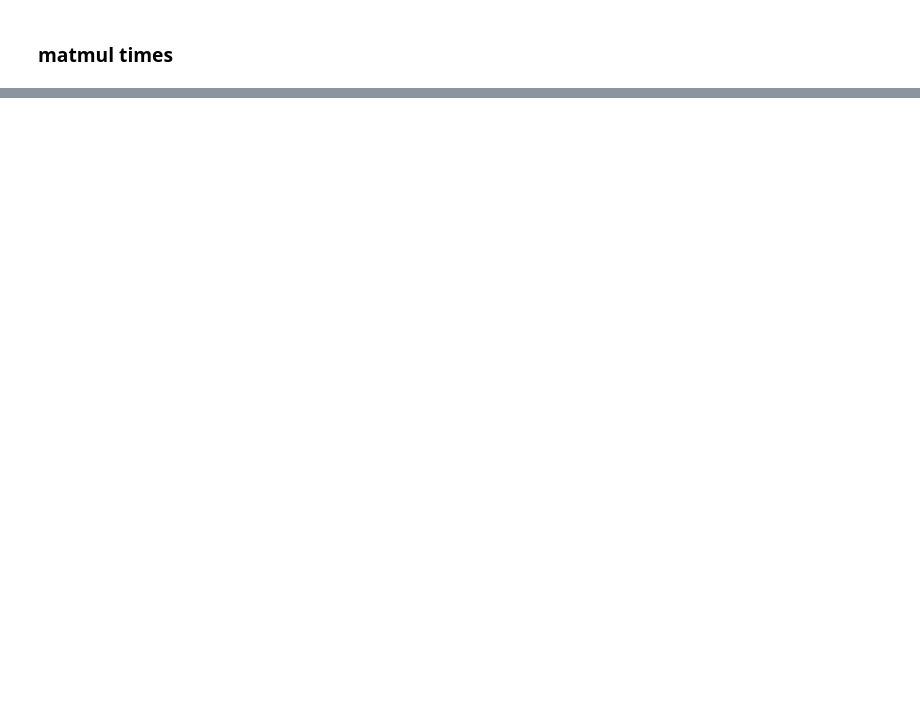
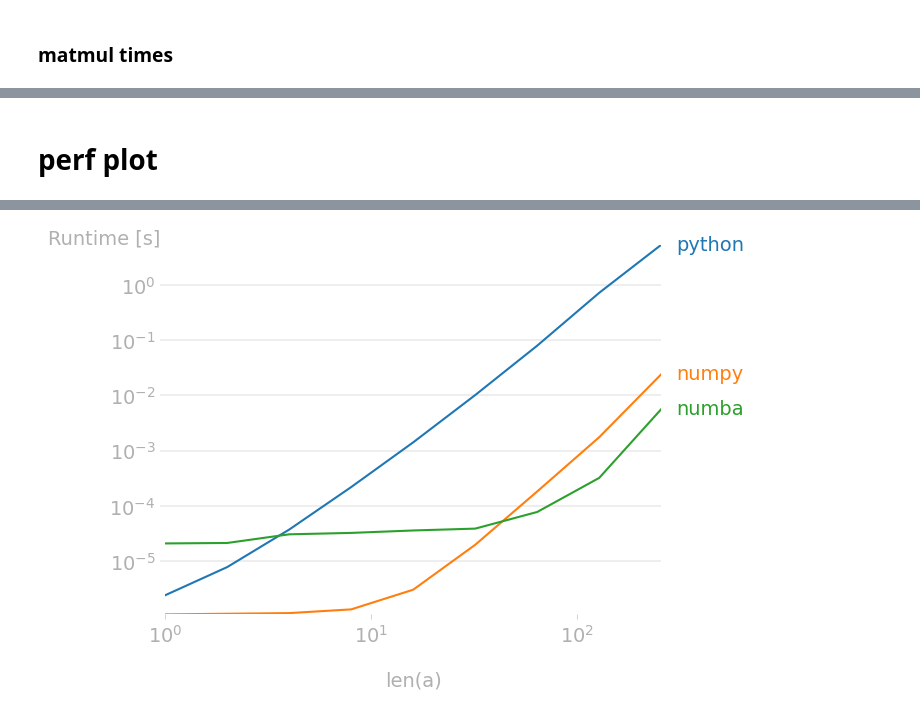
Before and after one commit to davidwagnerkc/pudding, a Jupyter notebook: numba_matmul.ipynb, the cells around one changed output, grey strips where cells are left out. Cells and saved outputs as stored; diff of their text form; code cells hidden in the pictures; blank space fills up the shorter version.

Commit message:
perf plot

```diff
--- a/numba_matmul.ipynb
+++ b/numba_matmul.ipynb
@@ -95,0 +96,2 @@ Wall time: 2.14 s
+# %% [markdown]
+# perf plot
@@ -95,0 +100,16 @@ Wall time: 2.14 s
+# %%
+%%time
+perfplot.show(
+    setup=lambda n: np.random.randint(0, 2 ** 16, size=(n, n)),
+    kernels=[
+        lambda a: matmul(a, a),
+        lambda a: np.matmul(a, a),
+        lambda a: jmatmul(a, a),
+    ],
+    labels=["python", "numpy", "numba"],
+    n_range=[2**k for k in range(9)],
+    xlabel="len(a)",
+    show_progress=True,
+    # time_unit="s",  # set to one of ("auto", "s", "ms", "us", or "ns") to force plot units
+)
+# %% [output]
@@ -95,0 +117 @@ Wall time: 2.14 s
+[figure, added]
```
Also changed, not shown: parts of 8 cells of this notebook.
